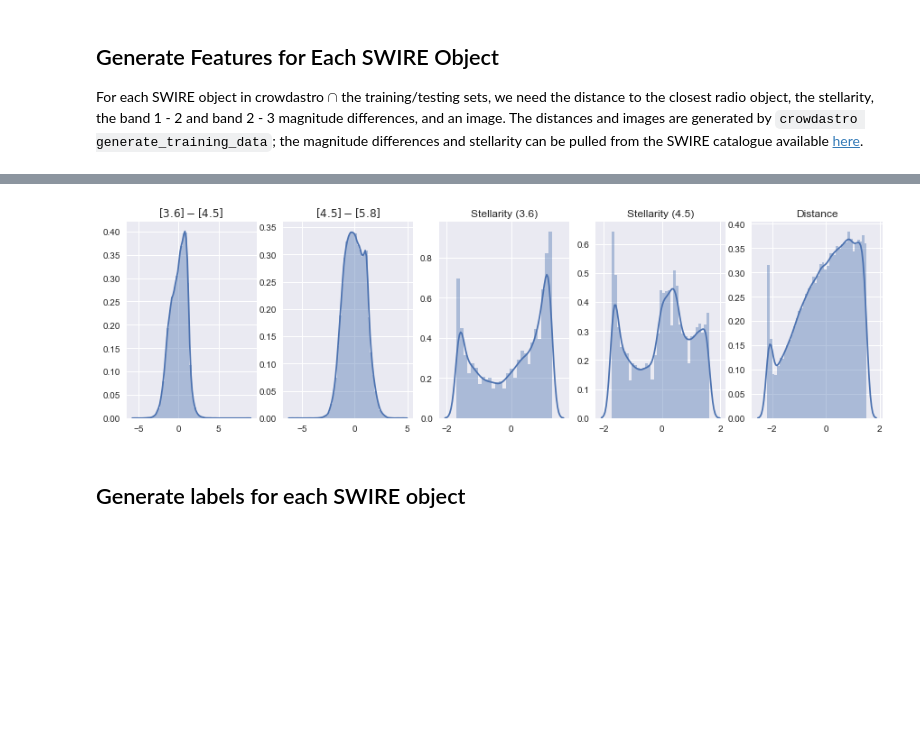
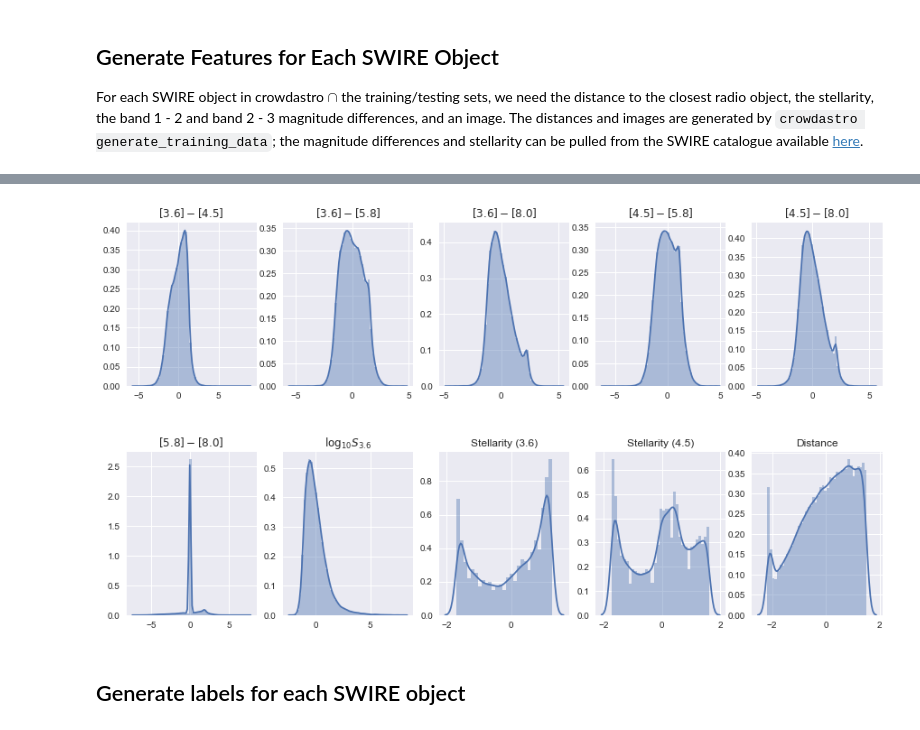
Before and after one commit to chengsoonong/crowdastro, a Jupyter notebook: notebooks/102_classification.ipynb, the cells around one changed output, grey strips where cells are left out. Cells and saved outputs as stored; diff of their text form; code cells hidden in the pictures; blank space fills up the shorter version.

```diff
--- a/notebooks/102_classification.ipynb
+++ b/notebooks/102_classification.ipynb
@@ -62,7 +58,7 @@ sets = [[keys[s] for s in f] for f in kf.split(keys)]
 These sets correspond to ATLAS objects; we want SWIRE objects to classify. We will convert each of these sets into sets of SWIRE indices.
 # %%
 import h5py
-crowdastro_f = h5py.File('crowdastro-swire.h5', 'r')
+crowdastro_f = h5py.File('/Users/alger/data/Crowdastro/crowdastro-swire.h5', 'r')
 # %%
 import scipy.spatial
 swire_coords = crowdastro_f['/swire/cdfs/numeric'][:, :2]
@@ -87,7 +83,7 @@ for split in sets:
 
 For each SWIRE object in crowdastro $\cap$ the training/testing sets, we need the distance to the closest radio object, the stellarity, the band 1 - 2 and band 2 - 3 magnitude differences, and an image. The distances and images are generated by `crowdastro generate_training_data`; the magnitude differences and stellarity can be pulled from the SWIRE catalogue available [here](http://swire.ipac.caltech.edu/swire/astronomers/data/SWIRE3_CDFS_cat_IRAC24_21Dec05.tbl.gz).
 # %%
-training_f = h5py.File('training-swire.h5', 'r')
+training_f = h5py.File('/Users/alger/data/Crowdastro/training-swire.h5', 'r')
 swire_distances = training_f['raw_features'][:, 8]
 swire_images = training_f['raw_features'][:, 9:]
 assert swire_images.shape[1] == 32 * 32
@@ -102,12 +98,13 @@ SPITZER_SENSITIVITIES = {
 }
 headers = []
 swire_features = numpy.zeros((len(swire_coords),
-                              2 +  # Magnitude differences
+                              6 +  # Magnitude differences
+                              1 +  # S_3.6
                               2 +  # Stellarities
                               1 +  # Distances
                               32 * 32  # Image
                              ))
-for row_num, line in enumerate(open('SWIRE3_CDFS_cat_IRAC24_21Dec05.tbl')):
+for row_num, line in enumerate(open('/Users/alger/data/SWIRE/SWIRE3_CDFS_cat_IRAC24_21Dec05.tbl')):
     if line.startswith('\\'):
         continue
 
@@ -128,7 +125,7 @@ for row_num, line in enumerate(open('SWIRE3_CDFS_cat_IRAC24_21Dec05.tbl')):
     crowdastro_index = name_to_crowdastro[name]
 
     fluxes = []
-    for s in [36, 45, 58]:
+    for s in [36, 45, 58, 80]:
         aps = []
         for ap in range(1, 6):
             v = line['flux_ap{}_{}'.format(ap, s)]
@@ -144,7 +141,9 @@ for row_num, line in enumerate(open('SWIRE3_CDFS_cat_IRAC24_21Dec05.tbl')):
         else:
             fluxes.append(SPITZER_SENSITIVITIES[s])  # 5 sigma is an upper-bound for flux in each band.
     mags = [numpy.log10(s) for s in fluxes]
-    mag_diffs = [mags[0] - mags[1], mags[1] - mags[2]]
+    mag_diffs = [mags[0] - mags[1], mags[0] - mags[2], mags[0] - mags[3],
+                 mags[1] - mags[2], mags[1] - mags[3],
+                 mags[2] - mags[3]]
     # Guaranteed a stellarity in the first two bands; not so much in the others.
     stellarities_ = [line['stell_{}'.format(s)] for s in [36, 45]]
     stellarities = []
@@ -156,6 +155,7 @@ for row_num, line in enumerate(open('SWIRE3_CDFS_cat_IRAC24_21Dec05.tbl')):
     # We will have nan stellarities - but we will replace those with the mean later.
     features = numpy.concatenate([
         mag_diffs,
+        mags[:1],
         stellarities,
         [swire_distances[crowdastro_index]],
         swire_images[crowdastro_index],
@@ -168,11 +168,13 @@ for feature in range(swire_features.shape[1]):
     swire_features[:, feature][nan] = swire_features[:, feature][~nan].mean()
 # %%
 import seaborn, matplotlib.pyplot as plt
-plt.figure(figsize=(15, 4))
-feature_names = ['$[3.6] - [4.5]$', '$[4.5] - [5.8]$', 'Stellarity (3.6)',
-                 'Stellarity (4.5)', 'Distance']
-for feature in range(5):
-    plt.subplot(1, 5, feature + 1)
+plt.figure(figsize=(15, 8))
+feature_names = ['$[3.6] - [4.5]$', '$[3.6] - [5.8]$', '$[3.6] - [8.0]$',
+                 '$[4.5] - [5.8]$', '$[4.5] - [8.0]$',
+                 '$[5.8] - [8.0]$', '$\log_{10} S_{3.6}$',
+                 'Stellarity (3.6)', 'Stellarity (4.5)', 'Distance']
+for feature in range(10):
+    plt.subplot(2, 5, feature + 1)
     plt.title(feature_names[feature])
     seaborn.distplot(swire_features[:, feature])
 plt.subplots_adjust(hspace=0.4)
@@ -184,17 +186,19 @@ plt.show()
 swire_features -= swire_features.mean(axis=0)
 swire_features /= swire_features.std(axis=0)
 # %%
-plt.figure(figsize=(15, 4))
-feature_names = ['$[3.6] - [4.5]$', '$[4.5] - [5.8]$', 'Stellarity (3.6)',
-                 'Stellarity (4.5)', 'Distance']
-for feature in range(5):
-    plt.subplot(1, 5, feature + 1)
+plt.figure(figsize=(15, 8))
+feature_names = ['$[3.6] - [4.5]$', '$[3.6] - [5.8]$', '$[3.6] - [8.0]$',
+                 '$[4.5] - [5.8]$', '$[4.5] - [8.0]$',
+                 '$[5.8] - [8.0]$', '$\log_{10} S_{3.6}$',
+                 'Stellarity (3.6)', 'Stellarity (4.5)', 'Distance']
+for feature in range(10):
+    plt.subplot(2, 5, feature + 1)
     plt.title(feature_names[feature])
     seaborn.distplot(swire_features[:, feature])
 plt.subplots_adjust(hspace=0.4)
 plt.show()
 # %% [output]
-[figure, old version]
+[figure, new version]
 # %% [markdown]
 ## Generate labels for each SWIRE object
 # %%
```
Also changed, not shown: parts of 12 cells of this notebook, 6 other files.
